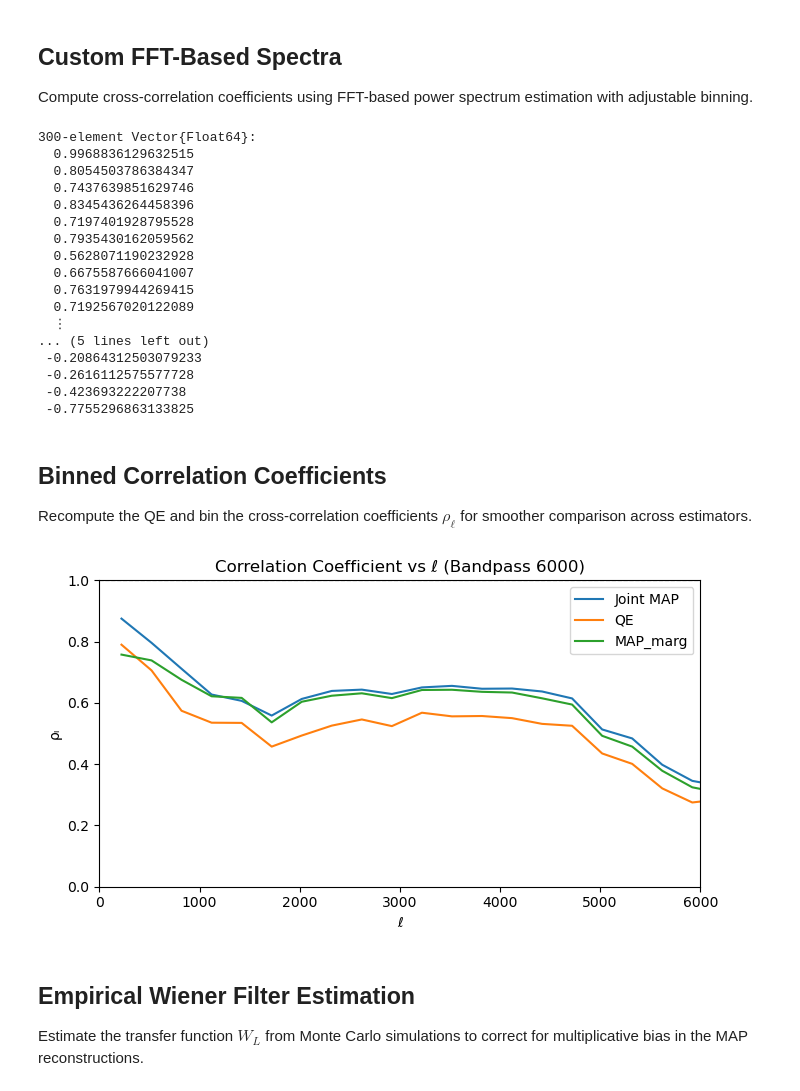
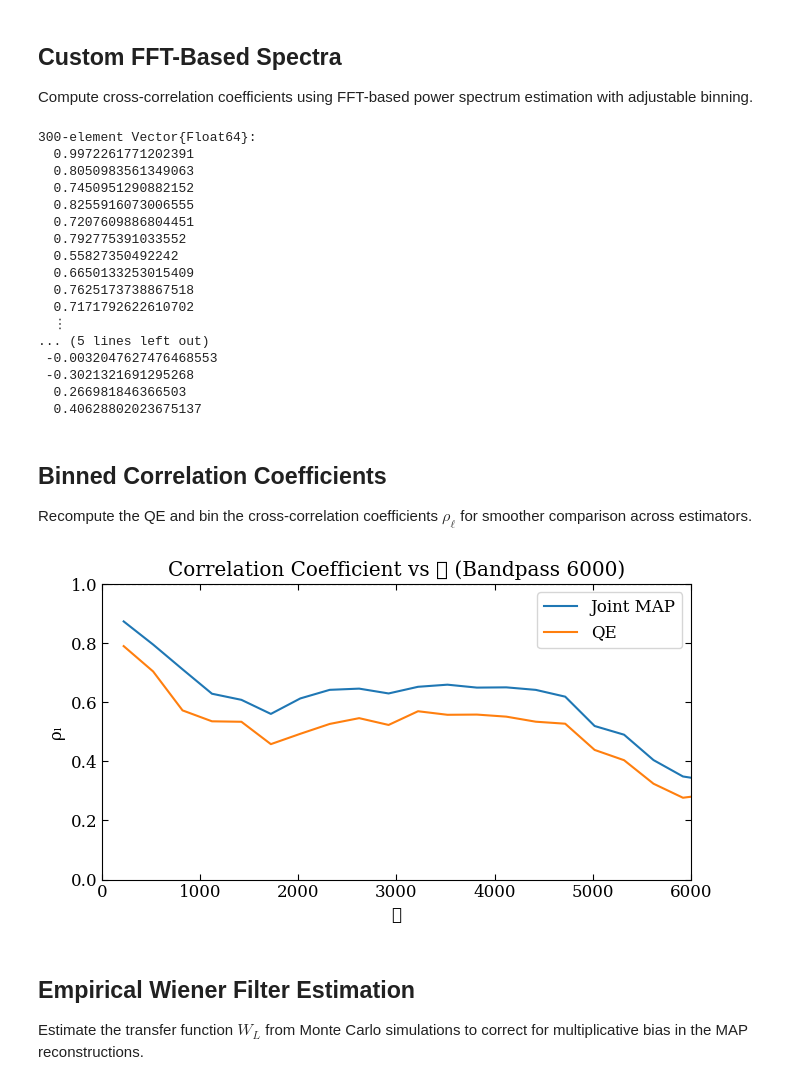
Before and after one commit to mdh959/CMB_Project, a Jupyter notebook: project.ipynb, the cells around one changed output. Saved outputs shown, nothing was run; the diff lists cells and outputs as text; code cells hidden in the pictures.

```diff
--- a/project.ipynb
+++ b/project.ipynb
@@ -93,7 +78,7 @@ result = MAP_joint(
     Ωstart;
     nsteps = 40,
     nburnin_update_hessian = Inf,
-    conjgrad_kwargs = (tol=1e-4, nsteps=100),
+    conjgrad_kwargs = (tol=1e-5, nsteps=500),
     progress = true
 )
 
@@ -191,12 +217,19 @@ using CMBLensing: get_ρℓ, get_ℓ⁴Cℓ
 # ------------------------------------------------------------------
 # 5) Compare spectra
 # ------------------------------------------------------------------
-loglog(ℓ⁴ * Cℓ.total.ϕϕ,   label="theory")
-loglog(get_ℓ⁴Cℓ(ϕ),         label="true φ")
-loglog(get_ℓ⁴Cℓ(ϕJ),       label="MAP")
-loglog(get_ℓ⁴Cℓ(ϕ, ϕJ),    label="cross (true φ, MAP φ)")
-loglog(get_ℓ⁴Cℓ(ϕ, quadratic_estimate(ds).ϕqe), label="QE") # QE reconstruction quality
-xlim(100, 10000); ylim(5e-9, 2e-6); legend()
+
+ϕ_marg_deb  = debias_phi(ϕ_marg, ℓ, WL_emp_marg)
+ϕ_joint_deb = debias_phi(ϕJ, ℓ, WL_emp_joint)
+qe_false = quadratic_estimate(ds; weights=:lensed, wiener_filtered=false)
+ϕqe = qe_false.ϕqe
+
+figure()
+loglog(ℓ⁴ * Cℓ.total.ϕϕ,                label="theory")
+loglog(get_ℓ⁴Cℓ(ϕ),                     label="true φ")
+loglog(get_ℓ⁴Cℓ(ϕ, ϕ_joint_deb),        label="cross (true, joint deb)")
+loglog(get_ℓ⁴Cℓ(ϕ, ϕ_marg_deb),         label="cross (true, marg deb)")
+loglog(get_ℓ⁴Cℓ(ϕ, ϕqe),               label="cross (true, QE)")
+xlim(100, 6000); ylim(5e-9, 2e-6); legend()
 xlabel(raw"$\ell$")
-ylabel(raw"$\ell^4 C_\ell$");
-PythonPlot.show()
+ylabel(raw"$\ell^4 C_\ell$")
+gcf()
@@ -249,22 +283,22 @@ C_crossQE  = get_Cℓ_fft(ϕ, ϕqe)        # C_ℓ^{φ φ̂_QE}
 ρ_qe  = C_crossQE.Cℓ  ./ sqrt.(C_true.Cℓ .* C_qe.Cℓ)
 # %% [output]
 300-element Vector{Float64}:
-  0.9968836129632515
-  0.8054503786384347
-  0.7437639851629746
-  0.8345436264458396
-  0.7197401928795528
-  0.7935430162059562
-  0.5628071190232928
-  0.6675587666041007
-  0.7631979944269415
-  0.7192567020122089
+  0.9972261771202391
+  0.8050983561349063
+  0.7450951290882152
+  0.8255916073006555
+  0.7207609886804451
+  0.792775391033552
+  0.55827350492242
+  0.6650133253015409
+  0.7625173738867518
+  0.7171792622610702
   ⋮
 ... (5 lines left out)
- -0.20864312503079233
- -0.2616112575577728
- -0.423693222207738
- -0.7755296863133825
+ -0.0032047627476468553
+ -0.3021321691295268
+  0.266981846366503
+  0.40628802023675137
 # %% [markdown]
 ## Binned Correlation Coefficients
 Recompute the QE and bin the cross-correlation coefficients $\rho_\ell$ for smoother comparison across estimators.
@@ -285,37 +319,37 @@ function bin_spectrum(ells, vals; ΔL=300)
 end
 # --- Compute correlations ---
 ρ_map  = get_ρℓ(ϕ,      ϕJ)
 ρ_qe   = get_ρℓ(ϕqe, ϕ)
-ρ_marg = get_ρℓ(ϕ_marg, ϕ)
+#ρ_marg = get_ρℓ(ϕ_marg, ϕ)
 
 # --- Bin for smoothing ---
 ΔL = 300
 Lmap,  ρmap_b  = bin_spectrum(ρ_map.ℓ,  ρ_map.Cℓ;  ΔL=ΔL)
 Lqe,   ρqe_b   = bin_spectrum(ρ_qe.ℓ,   ρ_qe.Cℓ;   ΔL=ΔL)
-Lmarg, ρmarg_b = bin_spectrum(ρ_marg.ℓ, ρ_marg.Cℓ; ΔL=ΔL)
+#Lmarg, ρmarg_b = bin_spectrum(ρ_marg.ℓ, ρ_marg.Cℓ; ΔL=ΔL)
 
 # --- Plot (linear x-axis) ---
 plt = PythonPlot
 plt.figure(figsize=(7,4))
 
 plt.plot(Lmap,  ρmap_b,  label="Joint MAP")
 plt.plot(Lqe,   ρqe_b,   label="QE")
-plt.plot(Lmarg, ρmarg_b, label="MAP_marg")
+#plt.plot(Lmarg, ρmarg_b, label="MAP_marg")
 
 plt.axhline(1, color="k", linestyle="--", linewidth=0.8)
 
 plt.xlim(0, 6000)      # match Louis’ plots
 plt.ylim(0, 1)
 
 plt.xlabel("ℓ")
 plt.ylabel("ρₗ")
 plt.legend()
 plt.title("Correlation Coefficient vs ℓ (Bandpass 6000)")
 plt.tight_layout()
 plt.show()
 gcf()
 # %% [output]
-[figure, old version]
+[figure, new version]
 # %% [markdown]
 ## Empirical Wiener Filter Estimation
 Estimate the transfer function $W_L$ from Monte Carlo simulations to correct for multiplicative bias in the MAP reconstructions.
```
Also changed, not shown: parts of 24 cells of this notebook, 17 other files.
